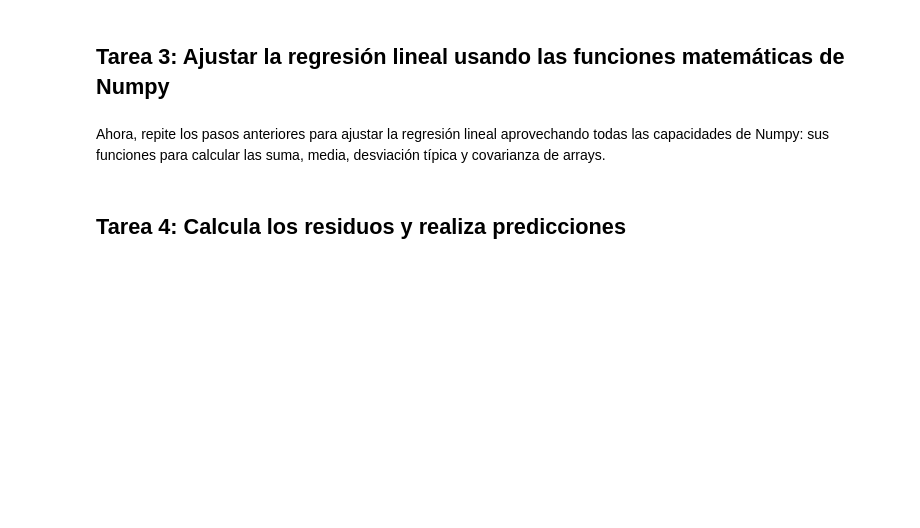
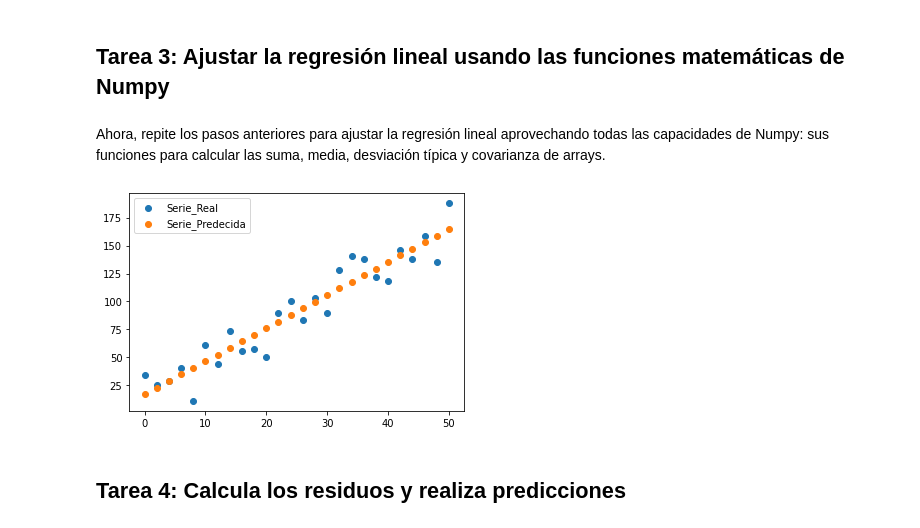
Before and after one commit to Patilla4puto/Intro_to_ml-tokio_school, a Jupyter notebook: soluciones/03-1-Regresion_lineal_simple-Ajuste_por_minimos_cuadrados.ipynb, the cells around one changed output. Cells and saved outputs as stored; diff of their text form; code cells hidden in the pictures; blank space fills up the shorter version.

```diff
--- a/soluciones/03-1-Regresion_lineal_simple-Ajuste_por_minimos_cuadrados.ipynb
+++ b/soluciones/03-1-Regresion_lineal_simple-Ajuste_por_minimos_cuadrados.ipynb
@@ -135,3 +167,20 @@ np_r2 = [...]
+# %%
+## TODO: Resuelve la regresión lineal con las funciones avanzadas de Numpy
+## Usa nuevos nombres de variables como np_x_avg, np_x_std, np_r2, etc.
+
+np_n = len(X)
+np_XY=np.dot(X,Y)
+np_X2 =np.sum(np.square(X))
+np_m = (np_XY-np.sum(X)*np.sum(Y)/np_n)/(np_X2-pow(np.sum(X),2)/np_n)
+np_b = np.average(Y)-m*np.average(X)
+np_r2 = np.cov(X,Y)[0][1]/(np.var(X)*np.var(Y))
+np_Ypredic = X*np_m+np_b
+plt.scatter(X,Y,label ='Serie_Real')
+plt.scatter(X,np_Ypredic, label = 'Serie_Predecida')
+plt.legend()
+plt.draw()
+# %% [output]
+[figure, added]
 # %% [markdown]
 ## Tarea 4: Calcula los residuos y realiza predicciones
 # %% [markdown]
```
Also changed, not shown: parts of 12 cells of this notebook.
